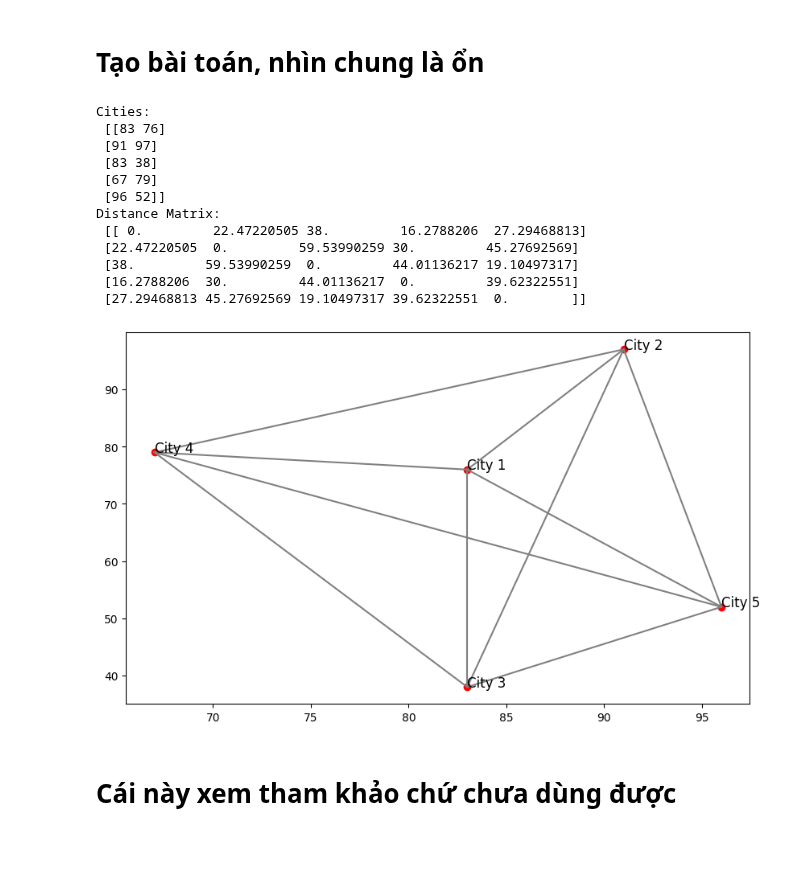
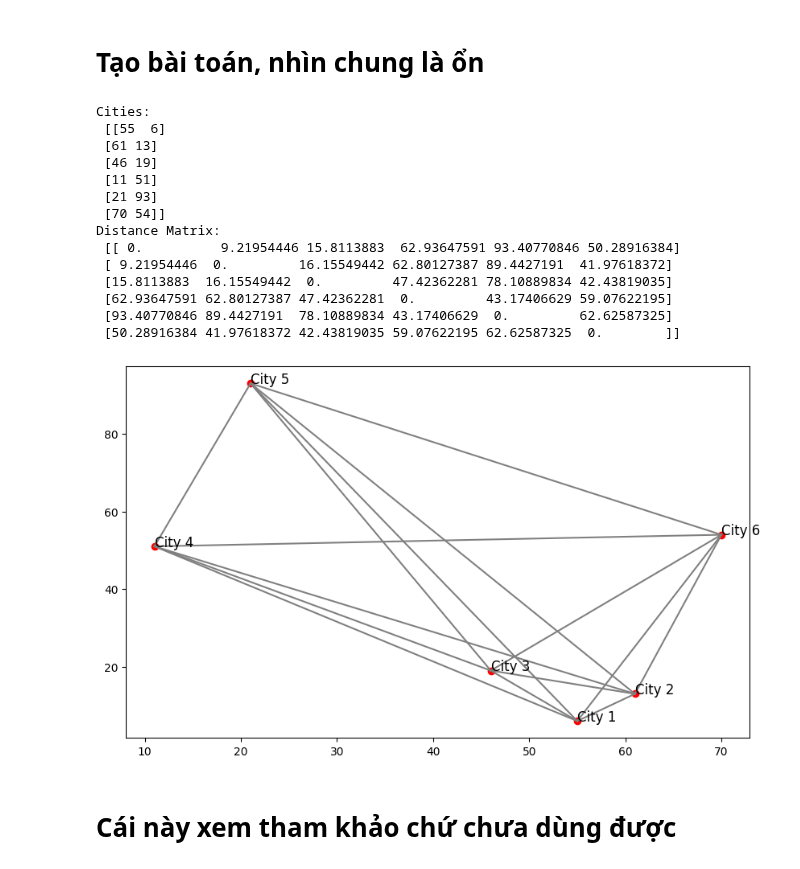
Before and after one commit to ThienNguyen3001/Travelling-Salesman-AI-Final, a Jupyter notebook: code.ipynb, the cells around one changed output. Drawn from its saved outputs; the diff is of its cells as text; code cells hidden in the pictures.

```diff
--- a/code.ipynb
+++ b/code.ipynb
@@ -37,45 +37,47 @@ class TravellingSalesmanProblem:
             for j in range(i + 1, self.num_cities):
                 plt.plot([self.cities[i, 0], self.cities[j, 0]], [self.cities[i, 1], self.cities[j, 1]], 'gray')
         plt.show()
 
     @staticmethod
     def input_coordinates(num_cities):
         cities = []
         for i in range(num_cities):
             x = int(input(f"Enter x coordinate for city {i+1}: "))
             y = int(input(f"Enter y coordinate for city {i+1}: "))
             cities.append([x, y])
         return np.array(cities)
 # Cell 1: Create an instance and print cities and distance matrix
-num_cities = 5
+num_cities = 6
 max_coordinate = 100
 
 # Prompt user to input coordinates or generate randomly
 use_custom_coordinates = input("Do you want to input custom coordinates? (yes/no): ").strip().lower()
 if use_custom_coordinates == 'yes':
     cities = TravellingSalesmanProblem.input_coordinates(num_cities)
     tsp = TravellingSalesmanProblem(num_cities, max_coordinate, cities)
 else:
     tsp = TravellingSalesmanProblem(num_cities, max_coordinate)
 
 print("Cities:\n", tsp.cities)
 print("Distance Matrix:\n", tsp.dist_matrix)
 # Cell 2: Visualize the cities
 tsp.visualize_cities()
 # %% [output]
 Cities:
- [[83 76]
- [91 97]
- [83 38]
- [67 79]
- [96 52]]
+ [[55  6]
+ [61 13]
+ [46 19]
+ [11 51]
+ [21 93]
+ [70 54]]
 Distance Matrix:
- [[ 0.         22.47220505 38.         16.2788206  27.29468813]
- [22.47220505  0.         59.53990259 30.         45.27692569]
- [38.         59.53990259  0.         44.01136217 19.10497317]
- [16.2788206  30.         44.01136217  0.         39.62322551]
- [27.29468813 45.27692569 19.10497317 39.62322551  0.        ]]
+ [[ 0.          9.21954446 15.8113883  62.93647591 93.40770846 50.28916384]
+ [ 9.21954446  0.         16.15549442 62.80127387 89.4427191  41.97618372]
+ [15.8113883  16.15549442  0.         47.42362281 78.10889834 42.43819035]
+ [62.93647591 62.80127387 47.42362281  0.         43.17406629 59.07622195]
+ [93.40770846 89.4427191  78.10889834 43.17406629  0.         62.62587325]
+ [50.28916384 41.97618372 42.43819035 59.07622195 62.62587325  0.        ]]
-[figure, old version]
+[figure, new version]
 # %% [markdown]
 # Cái này xem tham khảo chứ chưa dùng được
 # %%
```
Also changed, not shown: parts of 1 cell of this notebook, 3 other files.
